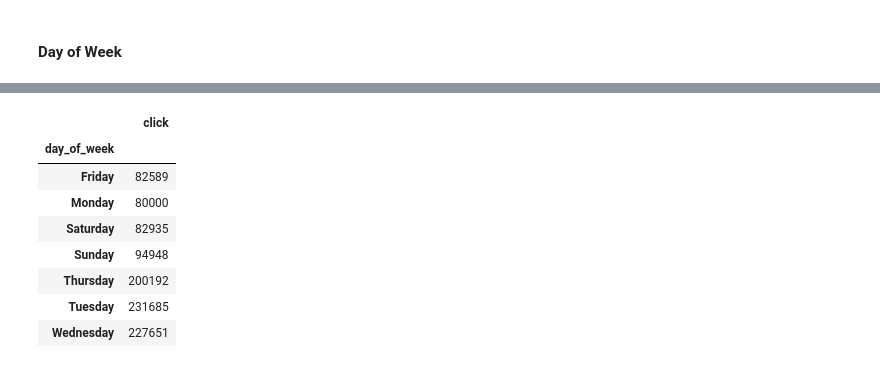
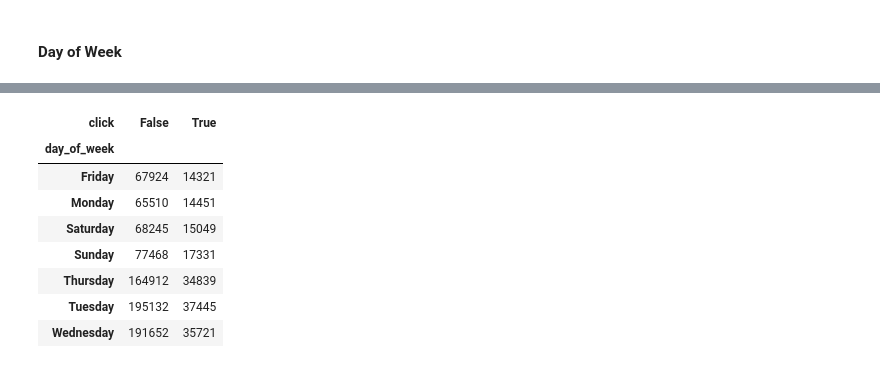
Before and after one commit to kshadep7/Click-Through-Rate-Predictions, a Jupyter notebook: Click Through Rate (CTR) Predictions.ipynb, the cells around one changed output, grey strips where cells are left out. Saved outputs shown, nothing was run; the diff lists cells and outputs as text; code cells hidden in the pictures.

```diff
--- a/Click Through Rate (CTR) Predictions.ipynb
+++ b/Click Through Rate (CTR) Predictions.ipynb
@@ -236,12 +244,12 @@ train_data['day_of_week'] = train_data['hour'].apply(lambda val: val.weekday_nam
 # %%
-train_data[['day_of_week', 'click']].groupby(['day_of_week']).count()
+train_data.groupby(['day_of_week', 'click']).size().unstack()
 # %% [output]
-|  | click |
-| day_of_week |  |
-| Friday | 82589 |
-| Monday | 80000 |
-| Saturday | 82935 |
-| Sunday | 94948 |
-| Thursday | 200192 |
-| Tuesday | 231685 |
-| Wednesday | 227651 |
+| click | False | True |
+| day_of_week |  |  |
+| Friday | 67924 | 14321 |
+| Monday | 65510 | 14451 |
+| Saturday | 68245 | 15049 |
+| Sunday | 77468 | 17331 |
+| Thursday | 164912 | 34839 |
+| Tuesday | 195132 | 37445 |
+| Wednesday | 191652 | 35721 |
```
Also changed, not shown: parts of 27 cells of this notebook.
